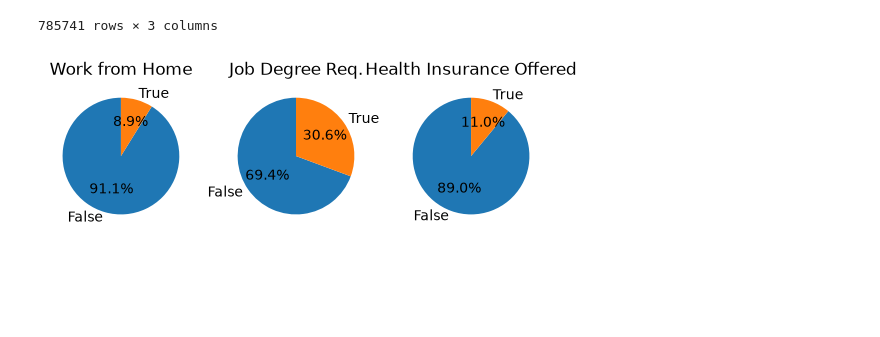
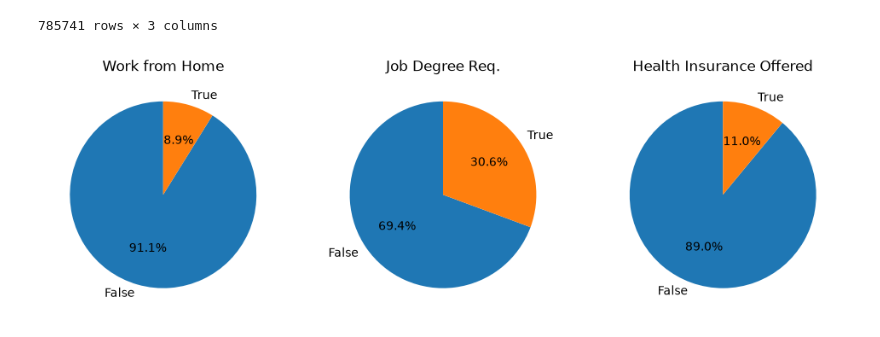
Before and after one commit to atiqahmed1603-stack/PYTHON-PROJECT, a Jupyter notebook: 2_advanced/14_Matplotlib_pie_scatter_plot.ipynb, the cells around one changed output. Drawn from its saved outputs; the diff is of its cells as text; code cells hidden in the pictures; blank space fills up the shorter version.

```diff
--- a/2_advanced/14_Matplotlib_pie_scatter_plot.ipynb
+++ b/2_advanced/14_Matplotlib_pie_scatter_plot.ipynb
@@ -46,19 +46,23 @@ df[['job_work_from_home', 'job_no_degree_mention', 'job_health_insurance']]
 | 785739 | False | False | False |
 | 785740 | False | False | False |
 785741 rows × 3 columns
-# %%
-fig, ax = plt.subplots(1,3)
-
-dict_column = {
-    'job_work_from_home': 'Work from Home',
-    'job_no_degree_mention' : 'Job Degree Req.',
-    'job_health_insurance' : 'Health Insurance Offered'
-}
-
-for i, (column, title) in enumerate(dict_column.items()):
-      ax[i].pie(df[column].value_counts(), startangle=90, autopct='%1.1f%%',labels=['False', 'True'])
-      ax[i].set_title(title)
-
-plt.show()
-# %% [output]
-[figure, removed]
+# %%
+
+fig,ax = plt.subplots(1,3)
+
+dict_column = {
+    'job_work_from_home': 'Work from Home',
+    'job_no_degree_mention' : 'Job Degree Req.',
+    'job_health_insurance' : 'Health Insurance Offered'
+}
+
+
+fig.set_size_inches(12, 5)
+
+for i, (column, title) in enumerate(dict_column.items()):
+      ax[i].pie(df[column].value_counts(), startangle=90, autopct='%1.1f%%',labels=['False', 'True'])
+      ax[i].set_title(title)
+
+plt.show()
+# %% [output]
+[figure, added]
```
Also changed, not shown: 10 other files.
